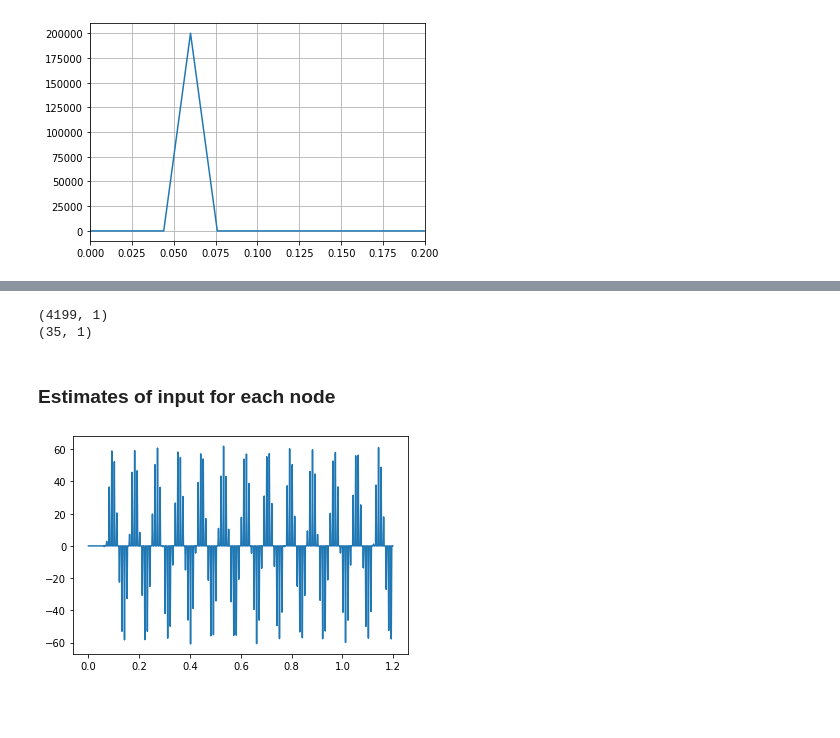
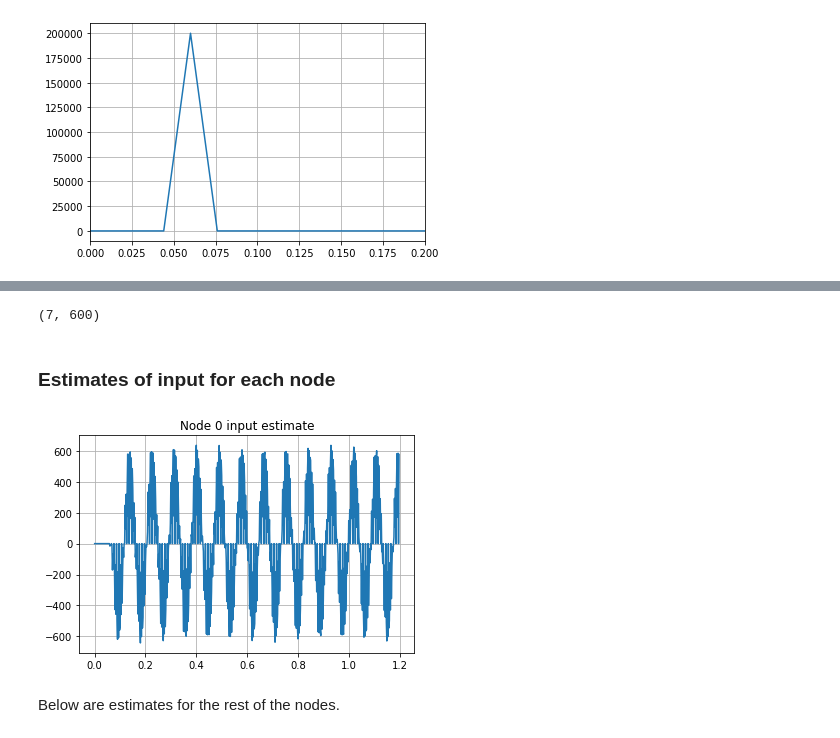
Before and after one commit to urho-h/torque_estimation_masters, a Jupyter notebook: notebooks/test_ikonen_ot.ipynb, the cells around one changed output, grey strips where cells are left out. Saved outputs shown, nothing was run; the diff lists cells and outputs as text; code cells hidden in the pictures; blank space fills up the shorter version.

```diff
--- a/notebooks/test_ikonen_ot.ipynb
+++ b/notebooks/test_ikonen_ot.ipynb
@@ -362,4 +361,16 @@ def construct_measurement(n, y):
     for i in range(1, n):
         measurement = np.vstack([measurement, y[i,0], y[i,1], y[i,2]])
     return measurement
+# %%
+def construct_measurement_full(n, y):
+    '''
+    This function is used to construct a measurement vector used in the convex optimization
+    problem so that for each timestep there is a vector containing one of each measurement.
+    In this case, all of the shaft torques and nodal speeds are used.
+    '''
+    measurement = y[0,:]
+    for i in range(1, n):
+        measurement = np.hstack([measurement, y[i,:]])
+
+    return measurement.reshape(measurement.shape[0], 1)
 # %% [markdown]
@@ -392,24 +391,32 @@ Gamma matrix condition number: 4.4128204295787055e+31
-# %%
-for i in range(int((yout_modded.shape[0]-(yout_modded.shape[0]%7))/n)):
-    y = np.hstack([yout_modded[idx:idx+n, 3:4], yout_modded[idx:idx+n, 10:12]])
-    idx += n
-    meas_batch = construct_measurement(n, y)
-    estimate = convex_optimization_problem(meas_batch, gam, reg, lam=1e-20)
-    estimates = np.vstack([estimates, estimate])
-    estimates_list.append(estimate)
-
-print(estimates.shape)
-print(estimates_list[-1].shape)
-# %% [output]
-(4199, 1)
-(35, 1)
-# %% [markdown]
-### Estimates of input for each node
+# %%
+idx = 0
+for i in range(int((yout_modded.shape[0]-(yout_modded.shape[0]%7))/n)):
+    #y = np.hstack([yout_modded[idx:idx+n, 3:4], yout_modded[idx:idx+n, 10:12]])
+    y = yout_modded[idx:idx+n,:]
+    idx += n
+    meas_batch = construct_measurement_full(n, y)
+    estimate = convex_optimization_problem(meas_batch, gam, reg, lam=0.0512)
+
+    estimate_temp = estimate[:n_inputs,:]
+    for i in range(1, n):
+        estimate_temp = np.hstack([estimate_temp, estimate[(i*n_inputs):(i*n_inputs+n_inputs),:]])
+
+    estimates = np.hstack([estimates, estimate_temp])
+# %%
+print(estimates.shape)
+# %% [output]
+(7, 600)
+# %% [markdown]
+### Estimates of input for each node
 # %%
-plt.plot(t, estimates[0::7], label='node 0')
-#plt.ylim(0,50000)
-#plt.xlim(0,100)
+plt.plot(t, estimates[0,:], label='node 0')
+#for i in range(int(len(t)/35)):
+    #plt.plot(np.array([t[35*i], t[35*i]]), np.array([-1e5, 1e5]), '--', color='red', alpha=0.5)
+plt.grid()
+plt.title("Node 0 input estimate")
 plt.show()
 # %% [output]
-[figure, old version]
+[figure, new version]
+# %% [markdown]
+Below are estimates for the rest of the nodes.
 # %%
```
Also changed, not shown: parts of 18 cells of this notebook.
